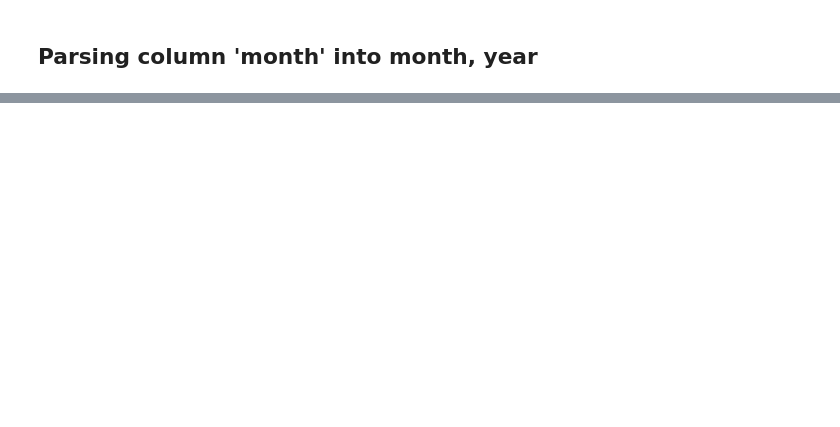
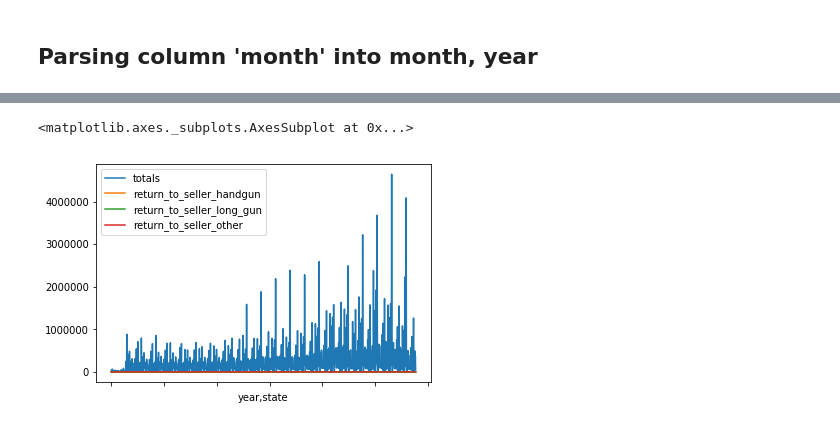
Before and after one commit to Cng000/Gun-violence-analysis, a Jupyter notebook: nic-firearm-background-check-ETL.ipynb, the cells around one changed output, grey strips where cells are left out. Saved outputs shown, nothing was run; the diff lists cells and outputs as text; code cells hidden in the pictures; blank space fills up the shorter version.

Commit message:
data analysis with visualizations

```diff
--- a/nic-firearm-background-check-ETL.ipynb
+++ b/nic-firearm-background-check-ETL.ipynb
@@ -52,0 +193,5 @@ print(df.head(5))
+# %%
+df.groupby(['year','state'])["totals", "return_to_seller_handgun","return_to_seller_long_gun","return_to_seller_other"].apply(lambda x : x.astype(int).sum()).plot()
+# %% [output]
+<matplotlib.axes._subplots.AxesSubplot at 0x...>
+[figure, added]
```
Also changed, not shown: parts of 55 cells of this notebook, 1 other file.
